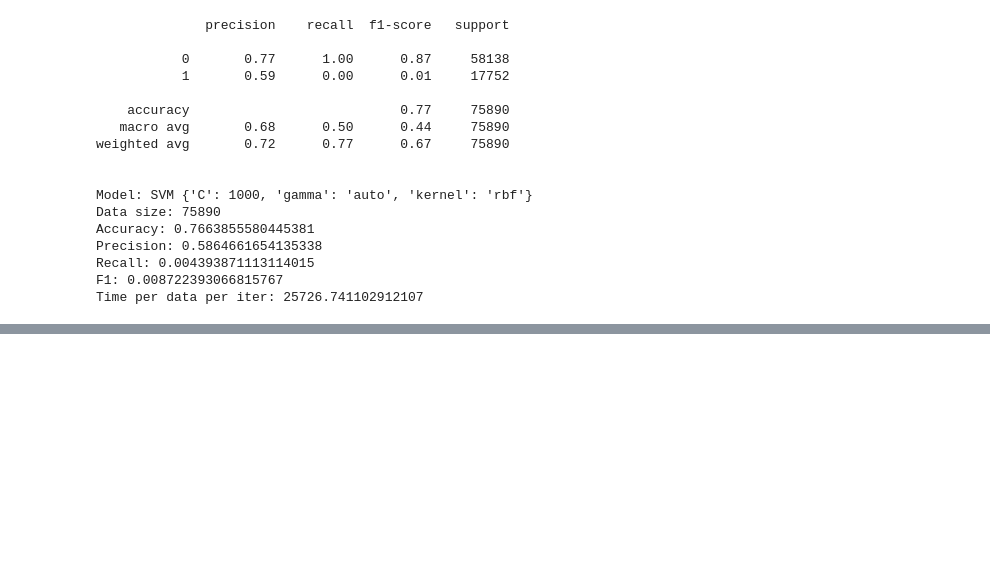
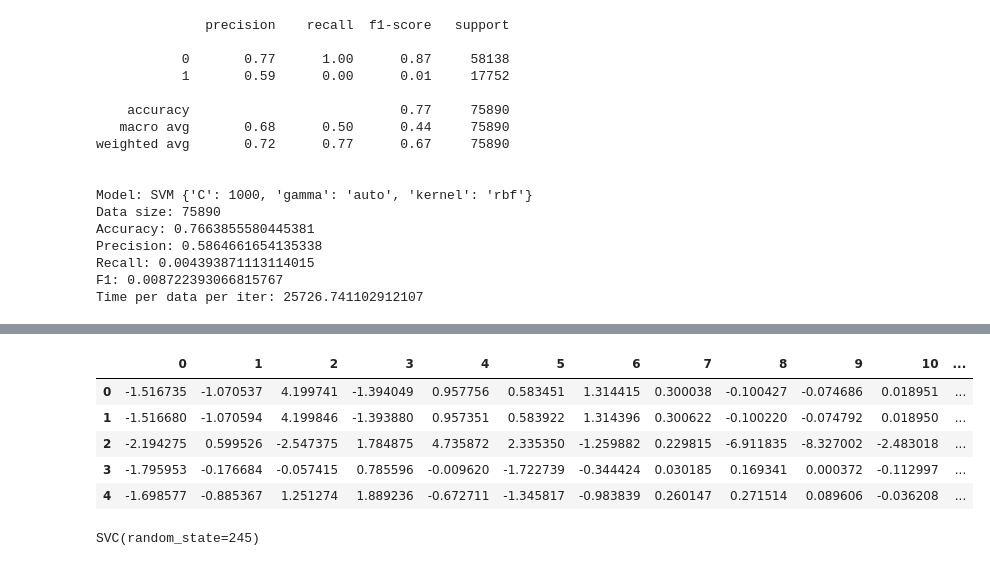
Before and after one commit to ibrahimmkhalid/data-245-project, a Jupyter notebook: model_svm.sync.ipynb, the cells around one changed output, grey strips where cells are left out. Cells and saved outputs as stored; diff of their text form; code cells hidden in the pictures; blank space fills up the shorter version.

```diff
--- a/model_svm.sync.ipynb
+++ b/model_svm.sync.ipynb
@@ -784,3 +784,28 @@ benchmark_results
 | 3 | SVM {'C': 100, 'gamma': 'scale', ... | New attacks | All features scaled | 75890 | 0.767137 | 0.656250 | 0.009464 | 0.018658 | 40298.593699 |
 | 4 | SVM {'C': 1000, 'gamma': 'auto', ... | Similar attacks | |correlation| > 0.1 features with... | 26409 | 0.988602 | 0.999311 | 0.971839 | 0.985383 | 28023.508228 |
 | 5 | SVM {'C': 1000, 'gamma': 'auto', ... | New attacks | |correlation| > 0.1 features with... | 75890 | 0.766386 | 0.586466 | 0.004394 | 0.008722 | 25726.741103 |
+# %%
+def pipeline_pca(**kwargs):
+    if "df" not in kwargs or "scaler" not in kwargs or "pca" not in kwargs:
+        raise ValueError("df, scaler, and pca must be passed as keyword arguments for pipeline_pca")
+    df = kwargs["df"]
+    scaler = kwargs["scaler"]
+    pca = kwargs["pca"]
+
+    df_ = df.drop(columns=["class"])
+    df_ = scaler.transform(df_)
+    df_ = pca.transform(df_)
+    df_ = df_[:, :27]
+    df_ = pd.DataFrame(df_)
+    df_["class"] = df["class"]
+    return df_
+# %%
+df_pca = pipeline_pca(df=df, scaler=scaler, pca=pca)
+df_pca.head()
+# %% [output]
+|  | 0 | 1 | 2 | 3 | 4 | 5 | 6 | 7 | 8 | 9 | 10 | ... |
+| 0 | -1.516735 | -1.070537 | 4.199741 | -1.394049 | 0.957756 | 0.583451 | 1.314415 | 0.300038 | -0.100427 | -0.074686 | 0.018951 | ... |
+| 1 | -1.516680 | -1.070594 | 4.199846 | -1.393880 | 0.957351 | 0.583922 | 1.314396 | 0.300622 | -0.100220 | -0.074792 | 0.018950 | ... |
+| 2 | -2.194275 | 0.599526 | -2.547375 | 1.784875 | 4.735872 | 2.335350 | -1.259882 | 0.229815 | -6.911835 | -8.327002 | -2.483018 | ... |
+| 3 | -1.795953 | -0.176684 | -0.057415 | 0.785596 | -0.009620 | -1.722739 | -0.344424 | 0.030185 | 0.169341 | 0.000372 | -0.112997 | ... |
+| 4 | -1.698577 | -0.885367 | 1.251274 | 1.889236 | -0.672711 | -1.345817 | -0.983839 | 0.260147 | 0.271514 | 0.089606 | -0.036208 | ... |
@@ -786,0 +821,5 @@ benchmark_results
+# %%
+model_pca_baseline = SVC(random_state=random_state)
+model_pca_baseline.fit(X_pca_train, y_pca_train)
+# %% [output]
+SVC(random_state=245)
```
Also changed, not shown: parts of 9 cells of this notebook, 1 other file.
